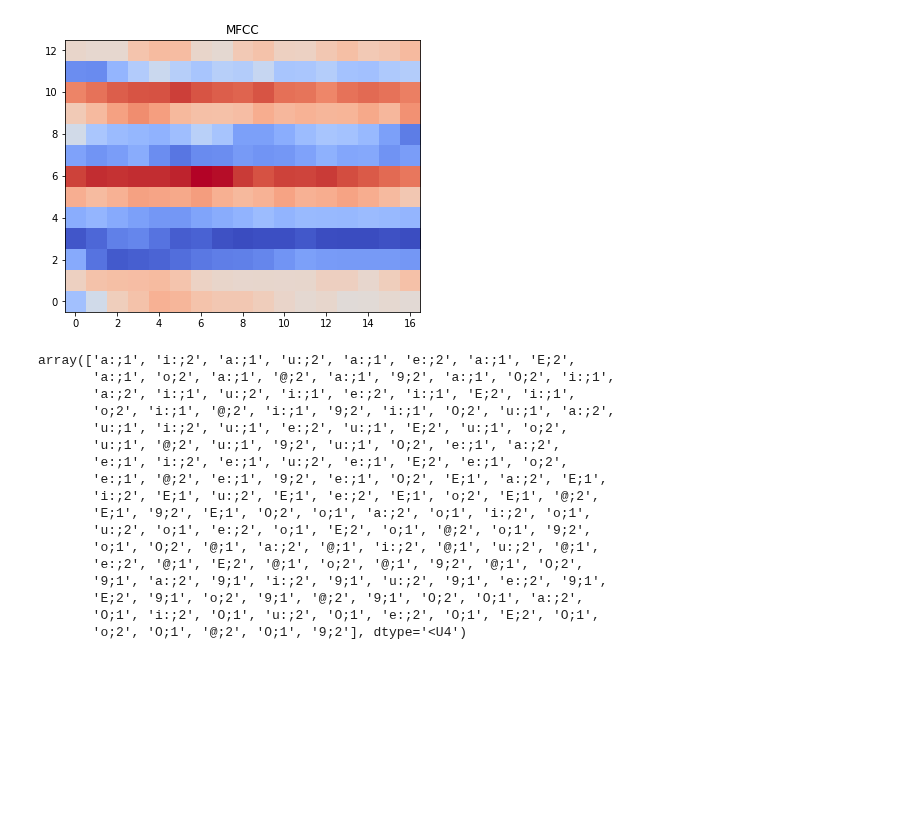
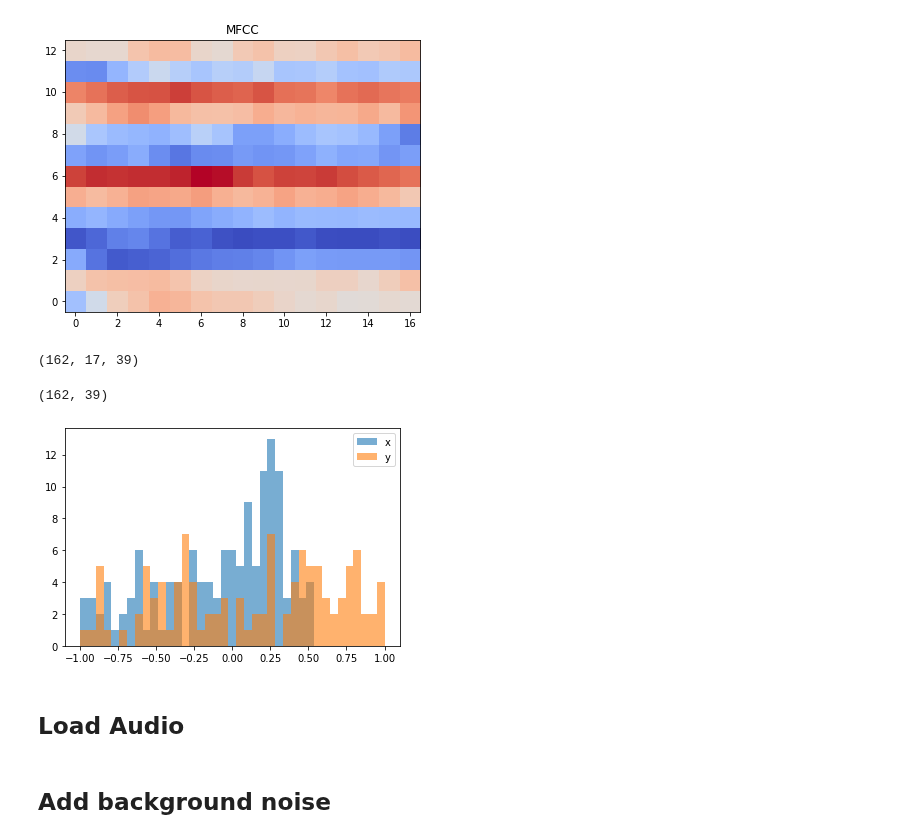
Before and after one commit to thanatlap/master-thesis-vocal-tract-inversion-journal, a Jupyter notebook: misc/Feature_EDA.ipynb, the cells around one changed output. Cells and saved outputs as stored; diff of their text form; code cells hidden in the pictures; blank space fills up the shorter version.

```diff
--- a/misc/Feature_EDA.ipynb
+++ b/misc/Feature_EDA.ipynb
@@ -32,23 +32,24 @@ plot_mfcc(mfcc_syn, idx=0)
 plot_mfcc(mfcc_record, idx=0)
 # %% [output]
 [figure]
-# %%
-np.load('../data/d_eval/syllable_name.npy')
-# %% [output]
-array(['a:;1', 'i:;2', 'a:;1', 'u:;2', 'a:;1', 'e:;2', 'a:;1', 'E;2',
-       'a:;1', 'o;2', 'a:;1', '@;2', 'a:;1', '9;2', 'a:;1', 'O;2', 'i:;1',
-       'a:;2', 'i:;1', 'u:;2', 'i:;1', 'e:;2', 'i:;1', 'E;2', 'i:;1',
-       'o;2', 'i:;1', '@;2', 'i:;1', '9;2', 'i:;1', 'O;2', 'u:;1', 'a:;2',
-       'u:;1', 'i:;2', 'u:;1', 'e:;2', 'u:;1', 'E;2', 'u:;1', 'o;2',
-       'u:;1', '@;2', 'u:;1', '9;2', 'u:;1', 'O;2', 'e:;1', 'a:;2',
-       'e:;1', 'i:;2', 'e:;1', 'u:;2', 'e:;1', 'E;2', 'e:;1', 'o;2',
-       'e:;1', '@;2', 'e:;1', '9;2', 'e:;1', 'O;2', 'E;1', 'a:;2', 'E;1',
-       'i:;2', 'E;1', 'u:;2', 'E;1', 'e:;2', 'E;1', 'o;2', 'E;1', '@;2',
-       'E;1', '9;2', 'E;1', 'O;2', 'o;1', 'a:;2', 'o;1', 'i:;2', 'o;1',
-       'u:;2', 'o;1', 'e:;2', 'o;1', 'E;2', 'o;1', '@;2', 'o;1', '9;2',
-       'o;1', 'O;2', '@;1', 'a:;2', '@;1', 'i:;2', '@;1', 'u:;2', '@;1',
-       'e:;2', '@;1', 'E;2', '@;1', 'o;2', '@;1', '9;2', '@;1', 'O;2',
-       '9;1', 'a:;2', '9;1', 'i:;2', '9;1', 'u:;2', '9;1', 'e:;2', '9;1',
-       'E;2', '9;1', 'o;2', '9;1', '@;2', '9;1', 'O;2', 'O;1', 'a:;2',
-       'O;1', 'i:;2', 'O;1', 'u:;2', 'O;1', 'e:;2', 'O;1', 'E;2', 'O;1',
-       'o;2', 'O;1', '@;2', 'O;1', '9;2'], dtype='<U4')
+# %%
+mfcc_syn.shape
+# %% [output]
+(162, 17, 39)
+# %%
+mean_mfcc_1_syn = np.mean(mfcc_syn, axis=1)
+mean_mfcc_1_rec = np.mean(mfcc_record, axis=1)
+# %%
+np.mean(mfcc_syn, axis=1).shape
+# %% [output]
+(162, 39)
+# %%
+bins = np.linspace(-1, 1, 40)
+plt.hist(mean_mfcc_1_syn[:,0], bins,alpha=0.6, label='x')
+plt.hist(mean_mfcc_1_rec[:,0], bins, alpha=0.6, label='y')
+plt.legend(loc='upper right')
+plt.show()
+# %% [output]
+[figure, added]
+# %% [markdown]
+## Load Audio
@@ -54,0 +79,2 @@ array(['a:;1', 'i:;2', 'a:;1', 'u:;2', 'a:;1', 'e:;2', 'a:;1', 'E;2',
+# %% [markdown]
+## Add background noise
```
Also changed, not shown: parts of 23 cells of this notebook, 9 other files.
